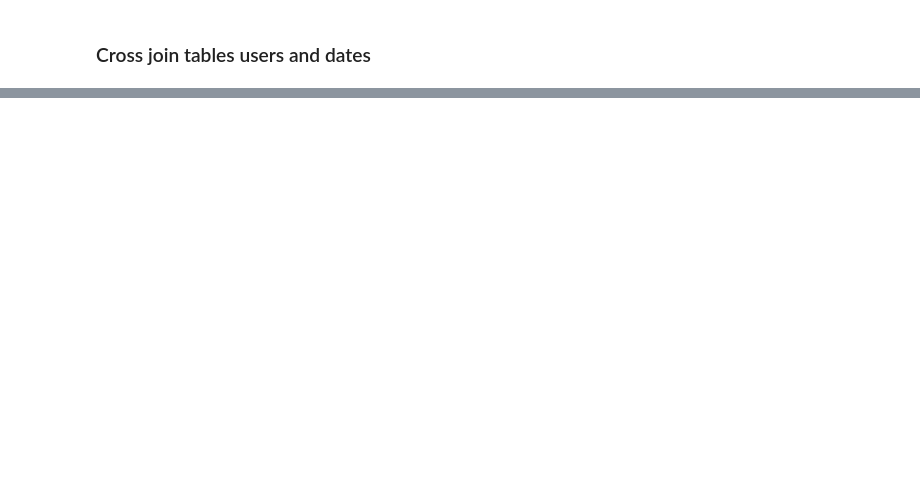
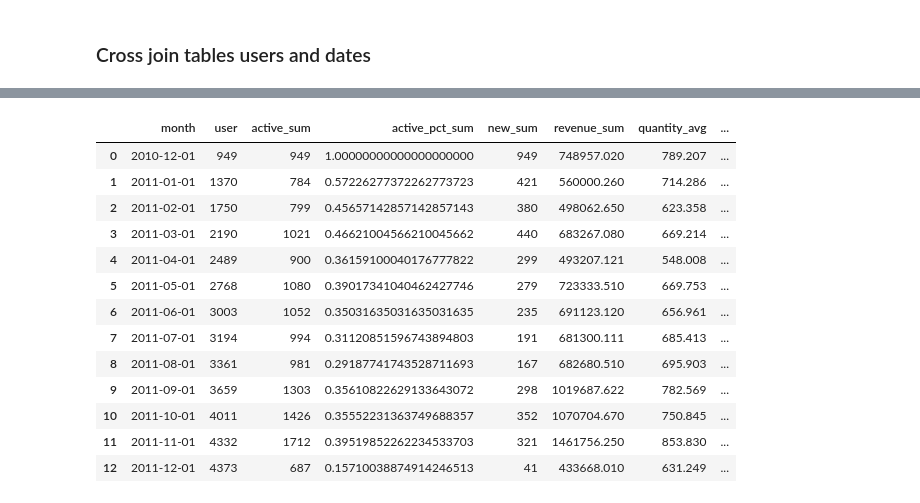
Before and after one commit to suartDS/Creating-analytical-tables-with-pandas-and-sql, a Jupyter notebook: SQL_Creating_analytical_tables.ipynb, the cells around one changed output, grey strips where cells are left out. Drawn from its saved outputs; the diff is of its cells as text; code cells hidden in the pictures; blank space fills up the shorter version.

```diff
--- a/SQL_Creating_analytical_tables.ipynb
+++ b/SQL_Creating_analytical_tables.ipynb
@@ -7,3 +7,8 @@ import numpy as np
 import sqlalchemy as sq
 from sqlalchemy.orm import Session
 from sqlalchemy_utils import database_exists, create_database
+
+import csv
+from io import StringIO
+
+pd.set_option('display.float_format', lambda x: '%.3f' % x)
@@ -488,0 +948,93 @@ data[1]
+# %%
+sql = '''
+with users as
+(
+select
+case when t.customer_id is null then -1 else t.customer_id end as customer_id,
+min(date_trunc('month', t.invoice_date)) as reg_month,
+min(t.invoice_date) as reg_date
+
+from ecommerce t
+group by
+case when t.customer_id is null then -1 else t.customer_id end
+),
+
+dates as
+(
+SELECT date_trunc('day', dd):: date as month
+FROM generate_series
+        ((select min(date_trunc('month', t.invoice_date)) from ecommerce t)
+        ,(select max(date_trunc('month', t.invoice_date)) from ecommerce t)
+        , '1 month'::interval) dd
+),
+
+templete as
+(
+select t.month, u.* from dates t
+join users u on 1=1 and t.month >= u.reg_month
+),
+
+user_month as
+(
+select
+case when t.customer_id is null then -1 else t.customer_id end as customer_id,
+date_trunc('month', t.invoice_date) as month,
+sum(t.quantity * t.unitprice) as revenue_sum,
+sum(t.quantity) as quantity_sum,
+count(distinct t.description) as description_cnt_distinct
+
+from ecommerce t
+
+group by
+case when t.customer_id is null then -1 else t.customer_id end,
+date_trunc('month', t.invoice_date)
+),
+
+analytical_table as
+(
+select t.*,
+u.revenue_sum,
+u.quantity_sum,
+u.description_cnt_distinct,
+1 as user,
+case when u.revenue_sum is not null then 1 else 0 end as active,
+case when t.month = t.reg_month then 1 else 0 end as new
+
+
+from templete t
+left join user_month u on t.customer_id = u.customer_id and t.month = u.month
+)
+
+select
+t.month,
+sum(t.user) as user,
+sum(t.active) as active_sum,
+avg(t.active) as active_pct_sum,
+sum(t.new) as new_sum,
+sum(t.revenue_sum) as revenue_sum,
+avg(t.revenue_sum) as quantity_avg,
+avg(t.description_cnt_distinct) as description_cnt_distinct_avg
+
+
+
+from analytical_table t
+group by t.month
+order by t.month
+
+'''
+select(sql)
+# %% [output]
+|  | month | user | active_sum | active_pct_sum | new_sum | revenue_sum | quantity_avg | ... |
+| 0 | 2010-12-01 | 949 | 949 | 1.00000000000000000000 | 949 | 748957.020 | 789.207 | ... |
+| 1 | 2011-01-01 | 1370 | 784 | 0.57226277372262773723 | 421 | 560000.260 | 714.286 | ... |
+| 2 | 2011-02-01 | 1750 | 799 | 0.45657142857142857143 | 380 | 498062.650 | 623.358 | ... |
+| 3 | 2011-03-01 | 2190 | 1021 | 0.46621004566210045662 | 440 | 683267.080 | 669.214 | ... |
+| 4 | 2011-04-01 | 2489 | 900 | 0.36159100040176777822 | 299 | 493207.121 | 548.008 | ... |
+| 5 | 2011-05-01 | 2768 | 1080 | 0.39017341040462427746 | 279 | 723333.510 | 669.753 | ... |
+| 6 | 2011-06-01 | 3003 | 1052 | 0.35031635031635031635 | 235 | 691123.120 | 656.961 | ... |
+| 7 | 2011-07-01 | 3194 | 994 | 0.31120851596743894803 | 191 | 681300.111 | 685.413 | ... |
+| 8 | 2011-08-01 | 3361 | 981 | 0.29187741743528711693 | 167 | 682680.510 | 695.903 | ... |
+| 9 | 2011-09-01 | 3659 | 1303 | 0.35610822629133643072 | 298 | 1019687.622 | 782.569 | ... |
+| 10 | 2011-10-01 | 4011 | 1426 | 0.35552231363749688357 | 352 | 1070704.670 | 750.845 | ... |
+| 11 | 2011-11-01 | 4332 | 1712 | 0.39519852262234533703 | 321 | 1461756.250 | 853.830 | ... |
+| 12 | 2011-12-01 | 4373 | 687 | 0.15710038874914246513 | 41 | 433668.010 | 631.249 | ... |
```
Also changed, not shown: parts of 59 cells of this notebook, 1 other file.
